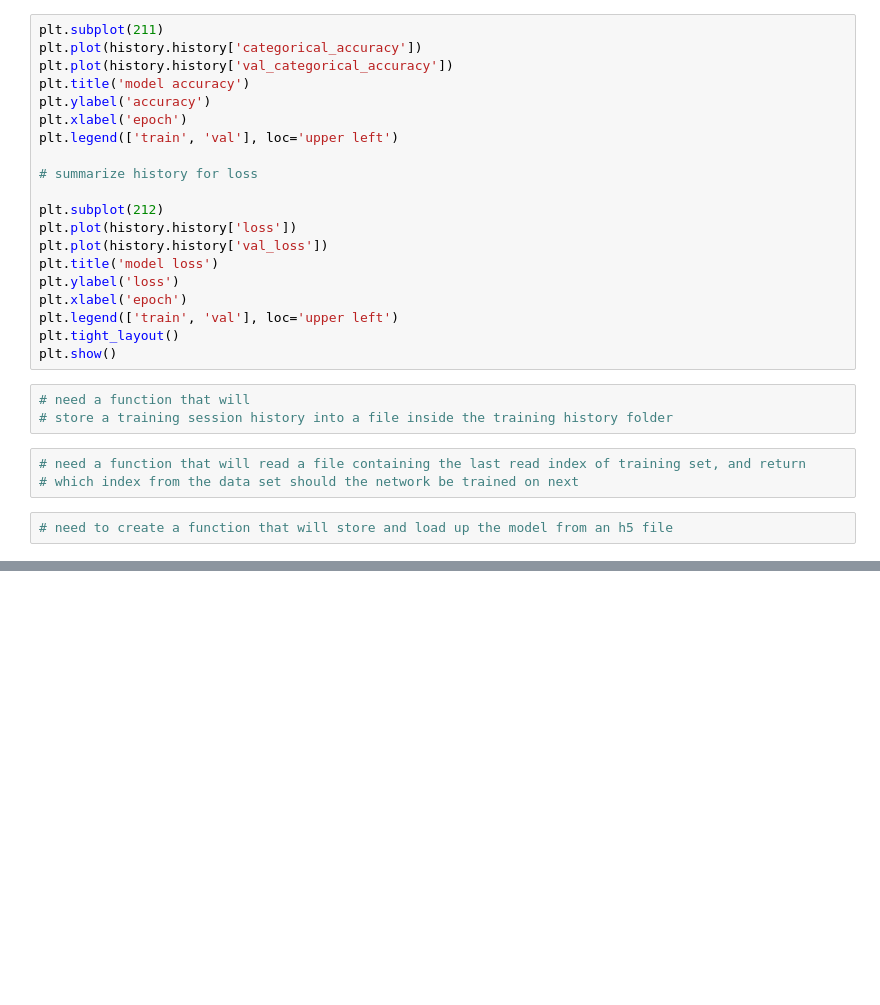
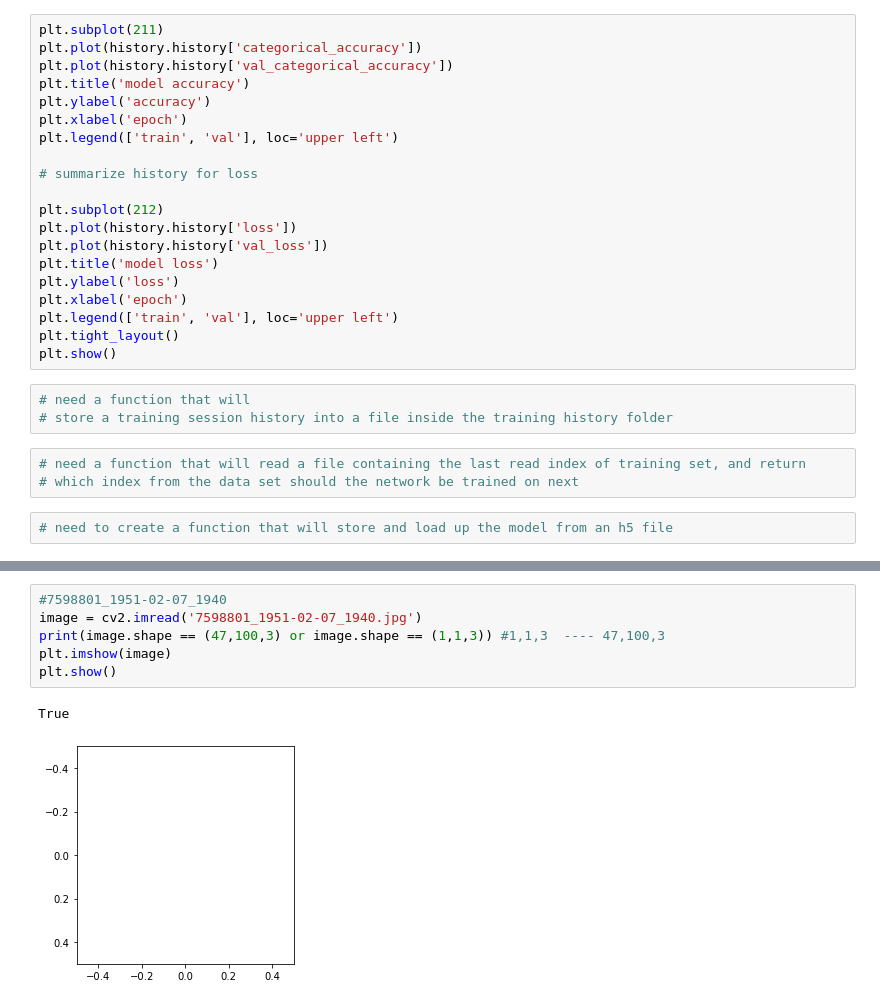
Before and after one commit to CSCI4850/s21-team9-project, a Jupyter notebook: TrainTheData.ipynb, the cells around one changed output, grey strips where cells are left out. Saved outputs shown, nothing was run; the diff lists cells and outputs as text; blank space fills up the shorter version.

```diff
--- a/TrainTheData.ipynb
+++ b/TrainTheData.ipynb
@@ -109,0 +168,9 @@ plt.show()
+# %%
+#7598801_1951-02-07_1940
+image = cv2.imread('7598801_1951-02-07_1940.jpg')
+print(image.shape == (47,100,3) or image.shape == (1,1,3)) #1,1,3  ---- 47,100,3
+plt.imshow(image)
+plt.show()
+# %% [output]
+True
+[figure, added]
```
Also changed, not shown: parts of 8 cells of this notebook, 3 other files.
